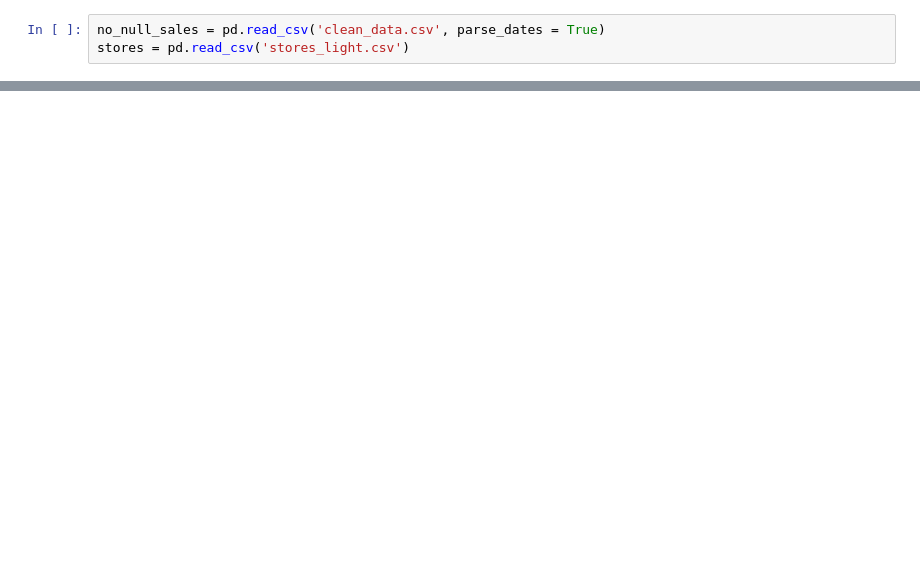
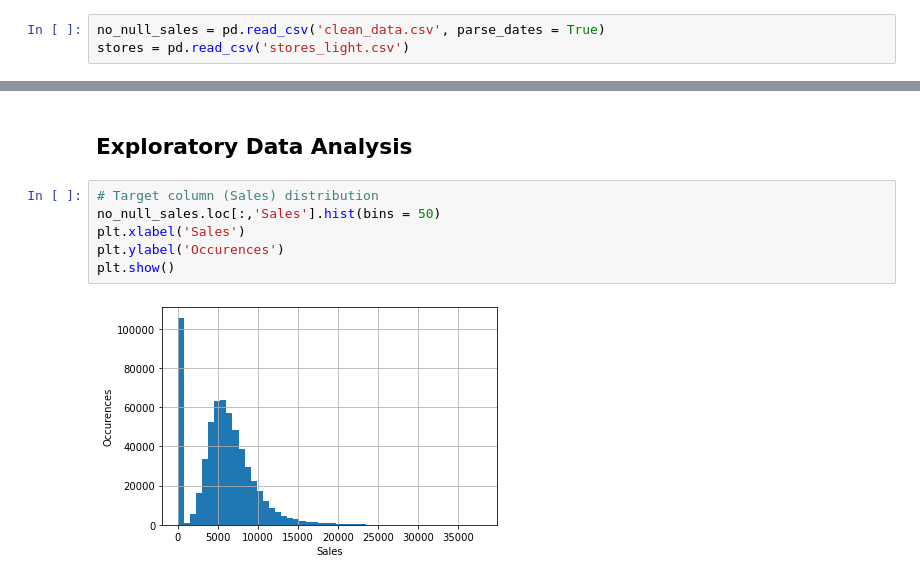
Before and after one commit to Codexel/minicomp, a Jupyter notebook: experimental_notebook.ipynb, the cells around one changed output, grey strips where cells are left out. Saved outputs shown, nothing was run; the diff lists cells and outputs as text; blank space fills up the shorter version.

Commit message:
Added visualizations

```diff
--- a/experimental_notebook.ipynb
+++ b/experimental_notebook.ipynb
@@ -66,0 +35,10 @@ stores = pd.read_csv('stores_light.csv')
+# %% [markdown]
+## Exploratory Data Analysis
+# %%
+# Target column (Sales) distribution
+no_null_sales.loc[:,'Sales'].hist(bins = 50)
+plt.xlabel('Sales')
+plt.ylabel('Occurences')
+plt.show()
+# %% [output]
+[figure, added]
```
Also changed, not shown: parts of 93 cells of this notebook, 3 other files.
